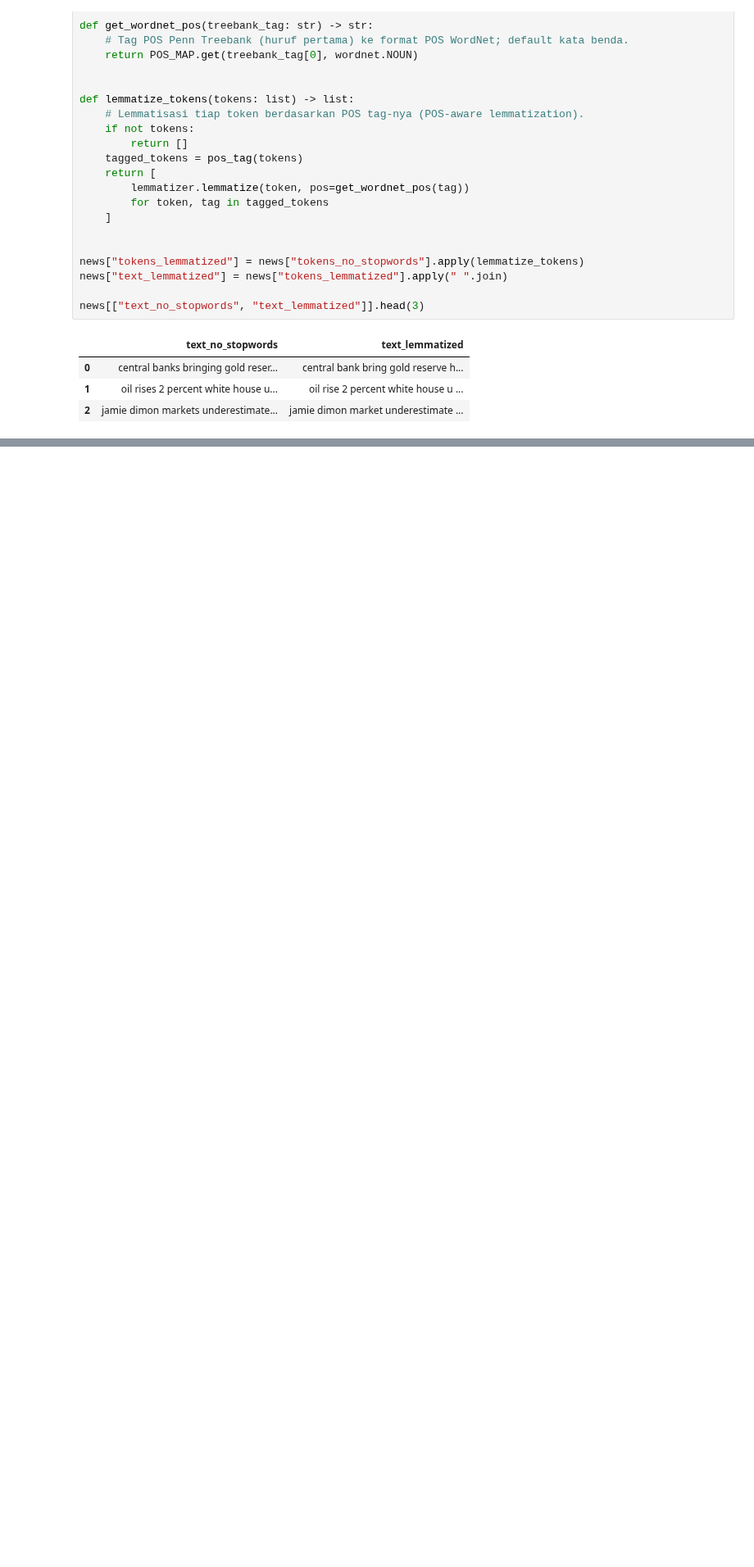
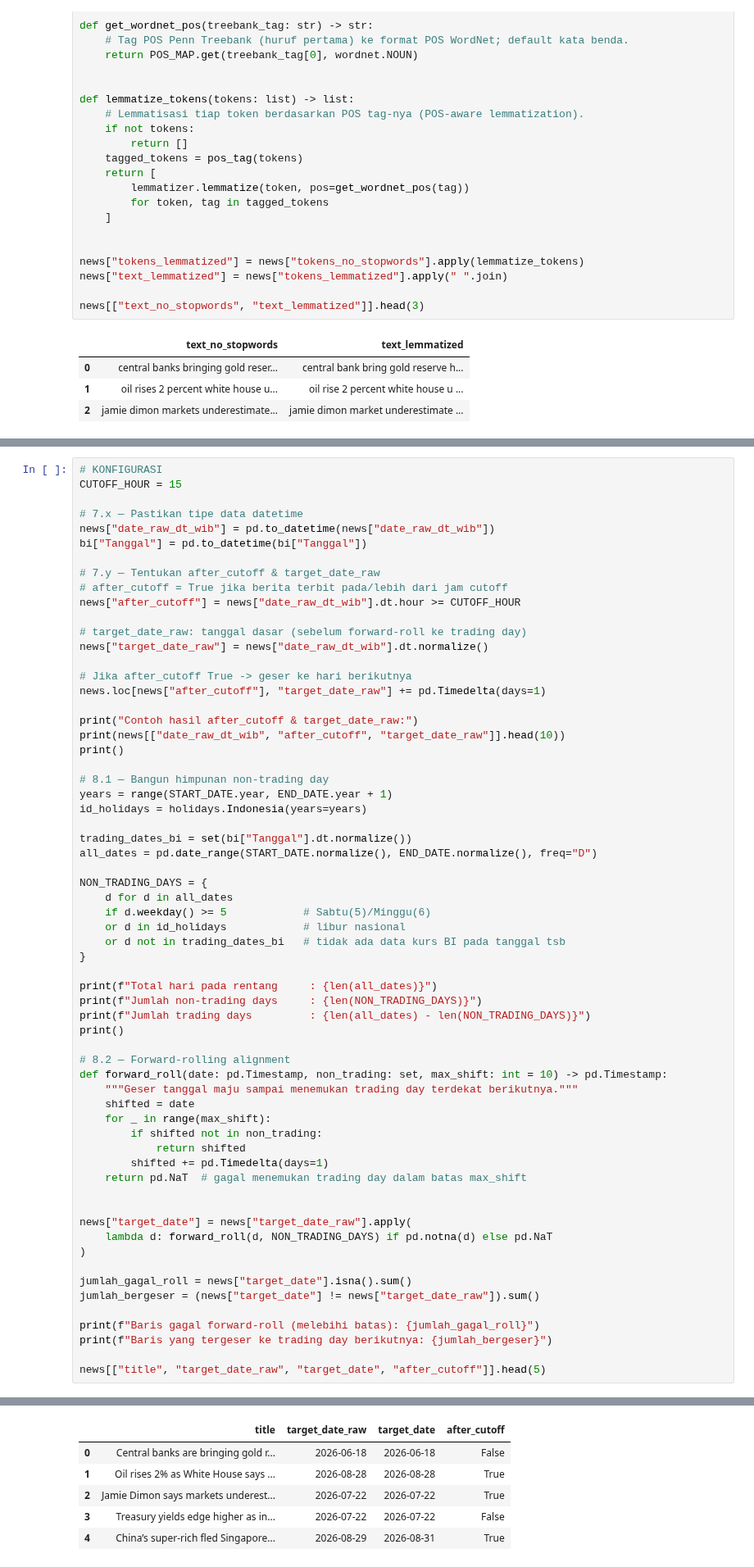
Before and after one commit to farsyaant/nlpproject-grestercinta, a Jupyter notebook: src/preprocessing_pipeline.ipynb, the cells around one changed output, grey strips where cells are left out. Shown at 82% size. Drawn from its saved outputs; the diff is of its cells as text; blank space fills up the shorter version.

```diff
--- a/src/preprocessing_pipeline.ipynb
+++ b/src/preprocessing_pipeline.ipynb
@@ -673,0 +736,64 @@ news[["text_no_stopwords", "text_lemmatized"]].head(3)
+# %%
+# KONFIGURASI
+CUTOFF_HOUR = 15
+
+# 7.x — Pastikan tipe data datetime
+news["date_raw_dt_wib"] = pd.to_datetime(news["date_raw_dt_wib"])
+bi["Tanggal"] = pd.to_datetime(bi["Tanggal"])
+
+# 7.y — Tentukan after_cutoff & target_date_raw
+# after_cutoff = True jika berita terbit pada/lebih dari jam cutoff
+news["after_cutoff"] = news["date_raw_dt_wib"].dt.hour >= CUTOFF_HOUR
+
+# target_date_raw: tanggal dasar (sebelum forward-roll ke trading day)
+news["target_date_raw"] = news["date_raw_dt_wib"].dt.normalize()
+
+# Jika after_cutoff True -> geser ke hari berikutnya
+news.loc[news["after_cutoff"], "target_date_raw"] += pd.Timedelta(days=1)
+
+print("Contoh hasil after_cutoff & target_date_raw:")
+print(news[["date_raw_dt_wib", "after_cutoff", "target_date_raw"]].head(10))
+print()
+
+# 8.1 — Bangun himpunan non-trading day
+years = range(START_DATE.year, END_DATE.year + 1)
+id_holidays = holidays.Indonesia(years=years)
+
+trading_dates_bi = set(bi["Tanggal"].dt.normalize())
+all_dates = pd.date_range(START_DATE.normalize(), END_DATE.normalize(), freq="D")
+
+NON_TRADING_DAYS = {
+    d for d in all_dates
+    if d.weekday() >= 5            # Sabtu(5)/Minggu(6)
+    or d in id_holidays            # libur nasional
+    or d not in trading_dates_bi   # tidak ada data kurs BI pada tanggal tsb
+}
+
+print(f"Total hari pada rentang     : {len(all_dates)}")
+print(f"Jumlah non-trading days     : {len(NON_TRADING_DAYS)}")
+print(f"Jumlah trading days         : {len(all_dates) - len(NON_TRADING_DAYS)}")
+print()
+
+# 8.2 — Forward-rolling alignment
+def forward_roll(date: pd.Timestamp, non_trading: set, max_shift: int = 10) -> pd.Timestamp:
+    """Geser tanggal maju sampai menemukan trading day terdekat berikutnya."""
+    shifted = date
+    for _ in range(max_shift):
+        if shifted not in non_trading:
+            return shifted
+        shifted += pd.Timedelta(days=1)
+    return pd.NaT  # gagal menemukan trading day dalam batas max_shift
+
+
+news["target_date"] = news["target_date_raw"].apply(
+    lambda d: forward_roll(d, NON_TRADING_DAYS) if pd.notna(d) else pd.NaT
+)
+
+jumlah_gagal_roll = news["target_date"].isna().sum()
+jumlah_bergeser = (news["target_date"] != news["target_date_raw"]).sum()
+
+print(f"Baris gagal forward-roll (melebihi batas): {jumlah_gagal_roll}")
+print(f"Baris yang tergeser ke trading day berikutnya: {jumlah_bergeser}")
+
+news[["title", "target_date_raw", "target_date", "after_cutoff"]].head(5)
+# %% [output]
@@ -673,0 +819,6 @@ news[["text_no_stopwords", "text_lemmatized"]].head(3)
+|  | title | target_date_raw | target_date | after_cutoff |
+| 0 | Central banks are bringing gold r... | 2026-06-18 | 2026-06-18 | False |
+| 1 | Oil rises 2% as White House says ... | 2026-08-28 | 2026-08-28 | True |
+| 2 | Jamie Dimon says markets underest... | 2026-07-22 | 2026-07-22 | True |
+| 3 | Treasury yields edge higher as in... | 2026-07-22 | 2026-07-22 | False |
+| 4 | China’s super-rich fled Singapore... | 2026-08-29 | 2026-08-31 | True |
```
Also changed, not shown: parts of 6 cells of this notebook, 1 other file.
